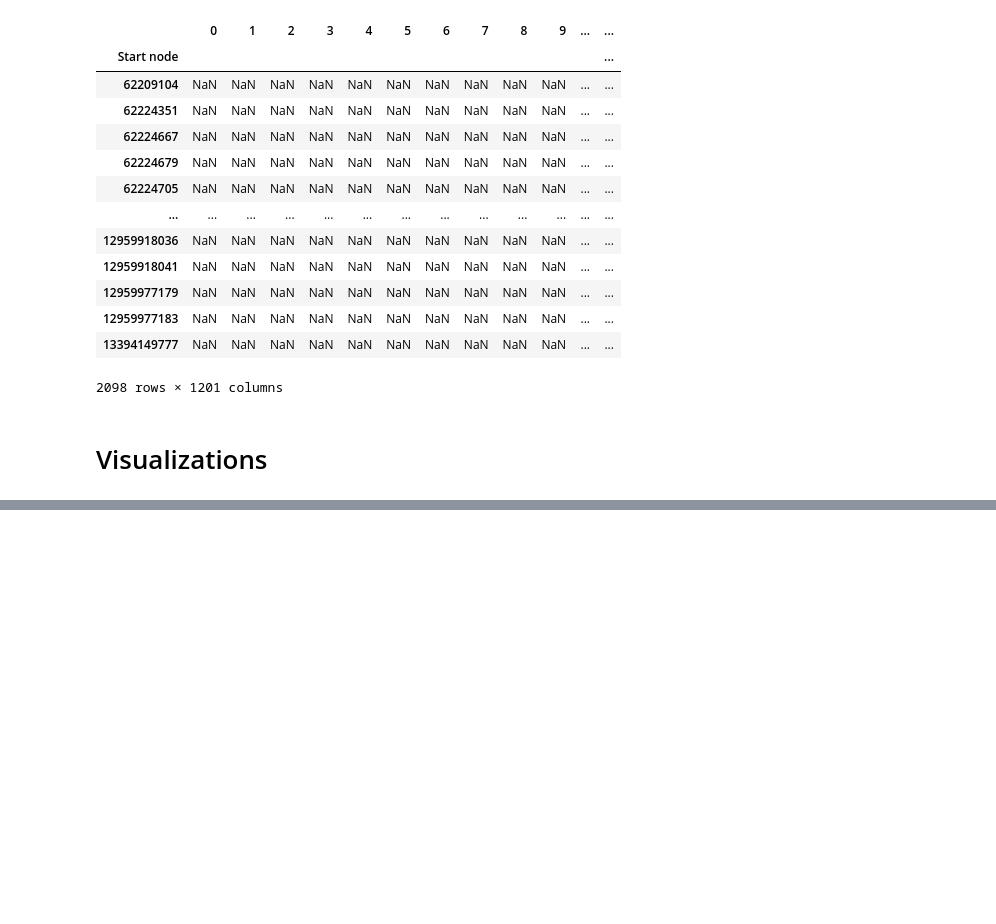
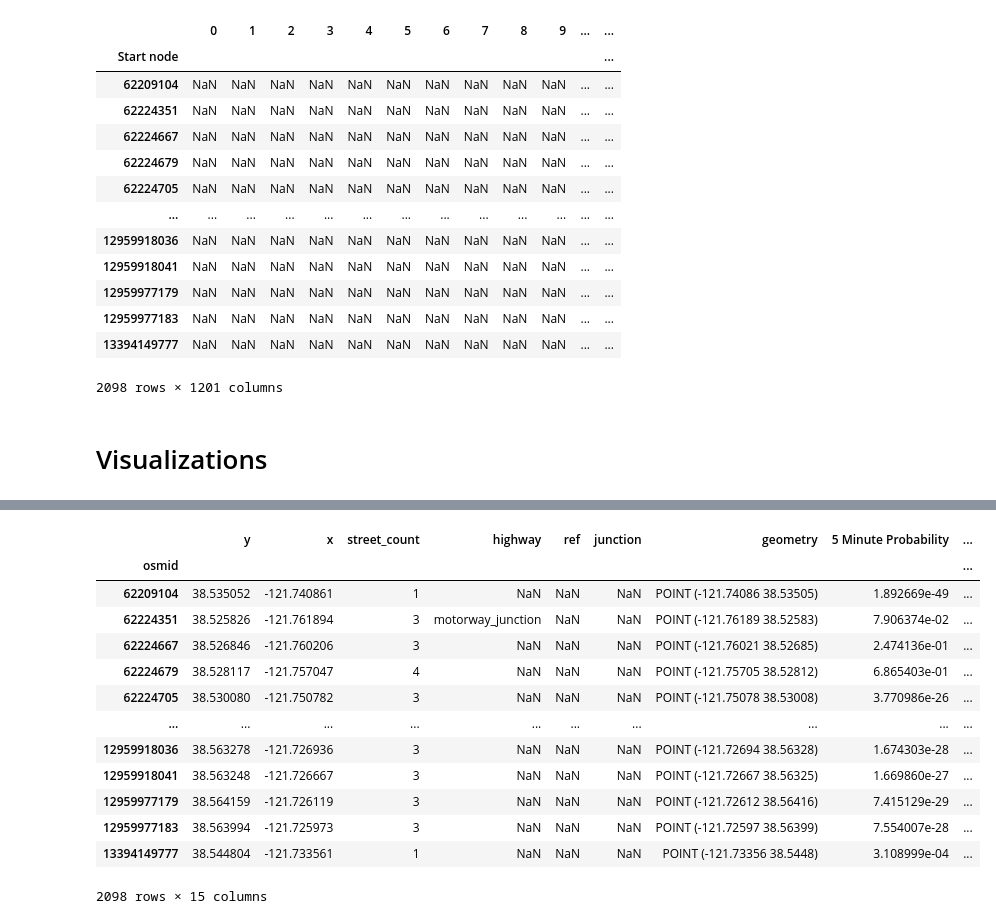
Before and after one commit to darpitydarp/ECI-253, a Jupyter notebook: Final Project/ECI 253 Final Project.ipynb, the cells around one changed output, grey strips where cells are left out. Cells and saved outputs as stored; diff of their text form; code cells hidden in the pictures; blank space fills up the shorter version.

```diff
--- a/Final Project/ECI 253 Final Project.ipynb
+++ b/Final Project/ECI 253 Final Project.ipynb
@@ -1137,0 +1151,17 @@ show_folium_safe(m)
+# %%
+driveNodes
+# %% [output]
+|  | y | x | street_count | highway | ref | junction | geometry | 5 Minute Probability | ... |
+| osmid |  |  |  |  |  |  |  |  | ... |
+| 62209104 | 38.535052 | -121.740861 | 1 | NaN | NaN | NaN | POINT (-121.74086 38.53505) | 1.892669e-49 | ... |
+| 62224351 | 38.525826 | -121.761894 | 3 | motorway_junction | NaN | NaN | POINT (-121.76189 38.52583) | 7.906374e-02 | ... |
+| 62224667 | 38.526846 | -121.760206 | 3 | NaN | NaN | NaN | POINT (-121.76021 38.52685) | 2.474136e-01 | ... |
+| 62224679 | 38.528117 | -121.757047 | 4 | NaN | NaN | NaN | POINT (-121.75705 38.52812) | 6.865403e-01 | ... |
+| 62224705 | 38.530080 | -121.750782 | 3 | NaN | NaN | NaN | POINT (-121.75078 38.53008) | 3.770986e-26 | ... |
+| ... | ... | ... | ... | ... | ... | ... | ... | ... | ... |
+| 12959918036 | 38.563278 | -121.726936 | 3 | NaN | NaN | NaN | POINT (-121.72694 38.56328) | 1.674303e-28 | ... |
+| 12959918041 | 38.563248 | -121.726667 | 3 | NaN | NaN | NaN | POINT (-121.72667 38.56325) | 1.669860e-27 | ... |
+| 12959977179 | 38.564159 | -121.726119 | 3 | NaN | NaN | NaN | POINT (-121.72612 38.56416) | 7.415129e-29 | ... |
+| 12959977183 | 38.563994 | -121.725973 | 3 | NaN | NaN | NaN | POINT (-121.72597 38.56399) | 7.554007e-28 | ... |
+| 13394149777 | 38.544804 | -121.733561 | 1 | NaN | NaN | NaN | POINT (-121.73356 38.5448) | 3.108999e-04 | ... |
+2098 rows × 15 columns
```
Also changed, not shown: parts of 10 cells of this notebook, 22 other files.
